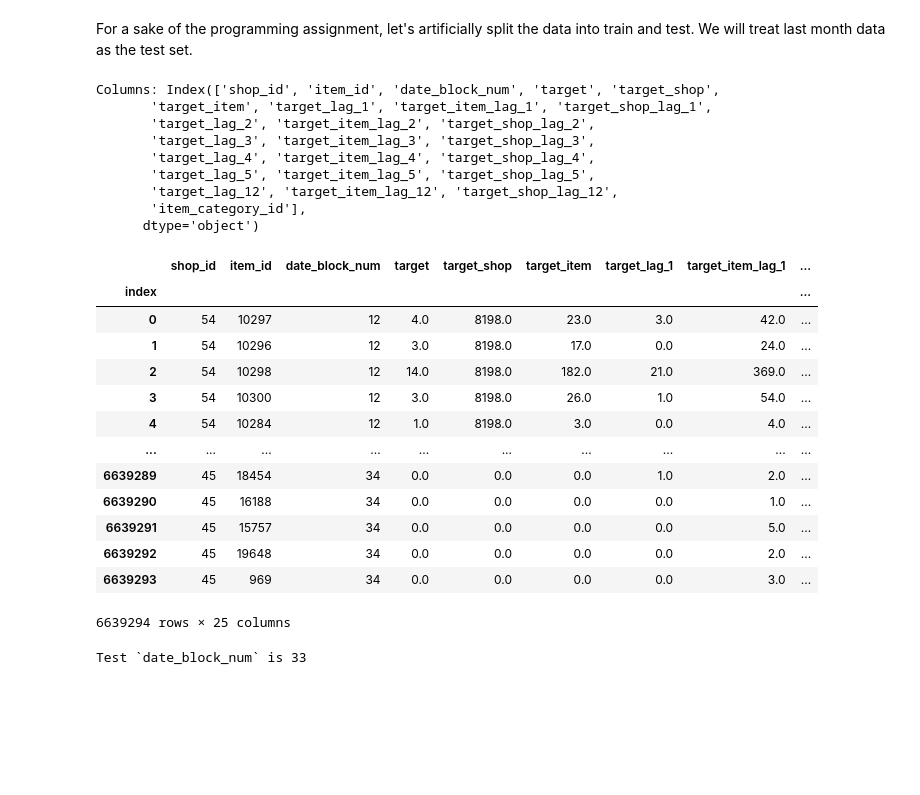
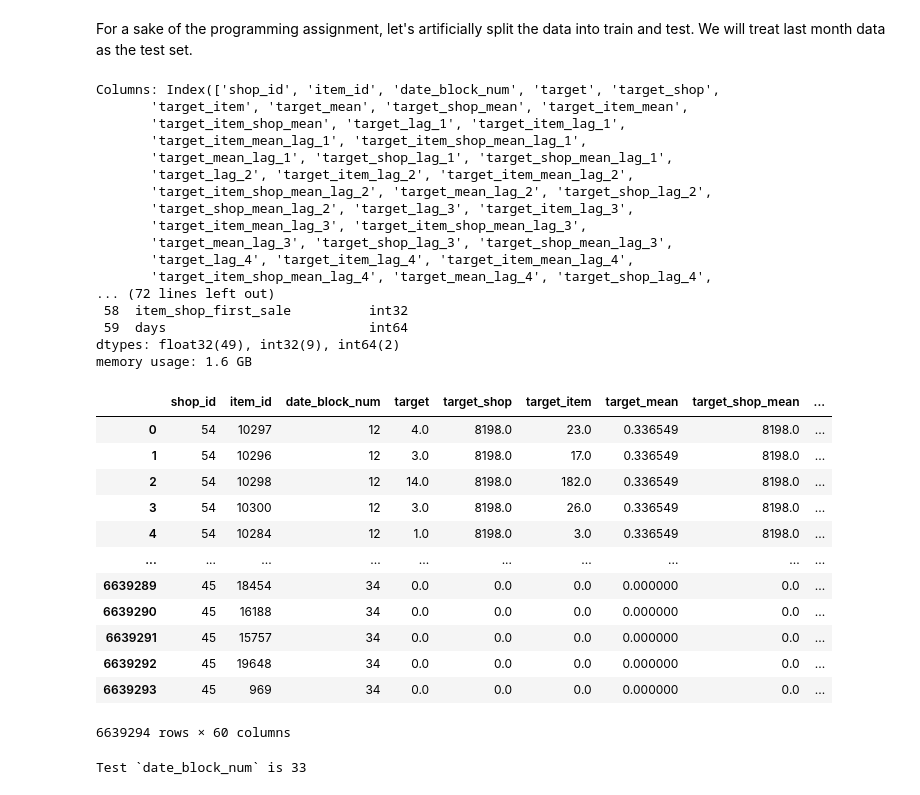
Before and after one commit to ddmitry80/coursera_how_to_win_kaggle, a Jupyter notebook: Final_project/simple_ensemble.ipynb, the cells around one changed output. Drawn from its saved outputs; the diff is of its cells as text; code cells hidden in the pictures; blank space fills up the shorter version.

```diff
--- a/Final_project/simple_ensemble.ipynb
+++ b/Final_project/simple_ensemble.ipynb
@@ -17,33 +18,41 @@ import xgboost as xgb
 # %% [markdown]
 For a sake of the programming assignment, let's artificially split the data into train and test. We will treat last month data as the test set.
 # %%
-all_data = pd.read_parquet('all_data.parquet')
+all_data = pd.read_parquet('data/all_data.parquet')
 print('Columns:', all_data.columns)
+all_data.info()
 all_data
 # %% [output]
 Columns: Index(['shop_id', 'item_id', 'date_block_num', 'target', 'target_shop',
-       'target_item', 'target_lag_1', 'target_item_lag_1', 'target_shop_lag_1',
-       'target_lag_2', 'target_item_lag_2', 'target_shop_lag_2',
-       'target_lag_3', 'target_item_lag_3', 'target_shop_lag_3',
-       'target_lag_4', 'target_item_lag_4', 'target_shop_lag_4',
-       'target_lag_5', 'target_item_lag_5', 'target_shop_lag_5',
-       'target_lag_12', 'target_item_lag_12', 'target_shop_lag_12',
-       'item_category_id'],
-      dtype='object')
+       'target_item', 'target_mean', 'target_shop_mean', 'target_item_mean',
+       'target_item_shop_mean', 'target_lag_1', 'target_item_lag_1',
+       'target_item_mean_lag_1', 'target_item_shop_mean_lag_1',
+       'target_mean_lag_1', 'target_shop_lag_1', 'target_shop_mean_lag_1',
+       'target_lag_2', 'target_item_lag_2', 'target_item_mean_lag_2',
+       'target_item_shop_mean_lag_2', 'target_mean_lag_2', 'target_shop_lag_2',
+       'target_shop_mean_lag_2', 'target_lag_3', 'target_item_lag_3',
+       'target_item_mean_lag_3', 'target_item_shop_mean_lag_3',
+       'target_mean_lag_3', 'target_shop_lag_3', 'target_shop_mean_lag_3',
+       'target_lag_4', 'target_item_lag_4', 'target_item_mean_lag_4',
+       'target_item_shop_mean_lag_4', 'target_mean_lag_4', 'target_shop_lag_4',
+... (72 lines left out)
+ 58  item_shop_first_sale          int32
+ 59  days                          int64
+dtypes: float32(49), int32(9), int64(2)
+memory usage: 1.6 GB
-|  | shop_id | item_id | date_block_num | target | target_shop | target_item | target_lag_1 | target_item_lag_1 | ... |
-| index |  |  |  |  |  |  |  |  | ... |
-| 0 | 54 | 10297 | 12 | 4.0 | 8198.0 | 23.0 | 3.0 | 42.0 | ... |
-| 1 | 54 | 10296 | 12 | 3.0 | 8198.0 | 17.0 | 0.0 | 24.0 | ... |
-| 2 | 54 | 10298 | 12 | 14.0 | 8198.0 | 182.0 | 21.0 | 369.0 | ... |
-| 3 | 54 | 10300 | 12 | 3.0 | 8198.0 | 26.0 | 1.0 | 54.0 | ... |
-| 4 | 54 | 10284 | 12 | 1.0 | 8198.0 | 3.0 | 0.0 | 4.0 | ... |
+|  | shop_id | item_id | date_block_num | target | target_shop | target_item | target_mean | target_shop_mean | ... |
+| 0 | 54 | 10297 | 12 | 4.0 | 8198.0 | 23.0 | 0.336549 | 8198.0 | ... |
+| 1 | 54 | 10296 | 12 | 3.0 | 8198.0 | 17.0 | 0.336549 | 8198.0 | ... |
+| 2 | 54 | 10298 | 12 | 14.0 | 8198.0 | 182.0 | 0.336549 | 8198.0 | ... |
+| 3 | 54 | 10300 | 12 | 3.0 | 8198.0 | 26.0 | 0.336549 | 8198.0 | ... |
+| 4 | 54 | 10284 | 12 | 1.0 | 8198.0 | 3.0 | 0.336549 | 8198.0 | ... |
 | ... | ... | ... | ... | ... | ... | ... | ... | ... | ... |
-| 6639289 | 45 | 18454 | 34 | 0.0 | 0.0 | 0.0 | 1.0 | 2.0 | ... |
-| 6639290 | 45 | 16188 | 34 | 0.0 | 0.0 | 0.0 | 0.0 | 1.0 | ... |
-| 6639291 | 45 | 15757 | 34 | 0.0 | 0.0 | 0.0 | 0.0 | 5.0 | ... |
-| 6639292 | 45 | 19648 | 34 | 0.0 | 0.0 | 0.0 | 0.0 | 2.0 | ... |
-| 6639293 | 45 | 969 | 34 | 0.0 | 0.0 | 0.0 | 0.0 | 3.0 | ... |
+| 6639289 | 45 | 18454 | 34 | 0.0 | 0.0 | 0.0 | 0.000000 | 0.0 | ... |
+| 6639290 | 45 | 16188 | 34 | 0.0 | 0.0 | 0.0 | 0.000000 | 0.0 | ... |
+| 6639291 | 45 | 15757 | 34 | 0.0 | 0.0 | 0.0 | 0.000000 | 0.0 | ... |
+| 6639292 | 45 | 19648 | 34 | 0.0 | 0.0 | 0.0 | 0.000000 | 0.0 | ... |
+| 6639293 | 45 | 969 | 34 | 0.0 | 0.0 | 0.0 | 0.000000 | 0.0 | ... |
-6639294 rows × 25 columns
+6639294 rows × 60 columns
 # %%
 # List of all lagged features
 
```
Also changed, not shown: parts of 18 cells of this notebook, 1 other file.
